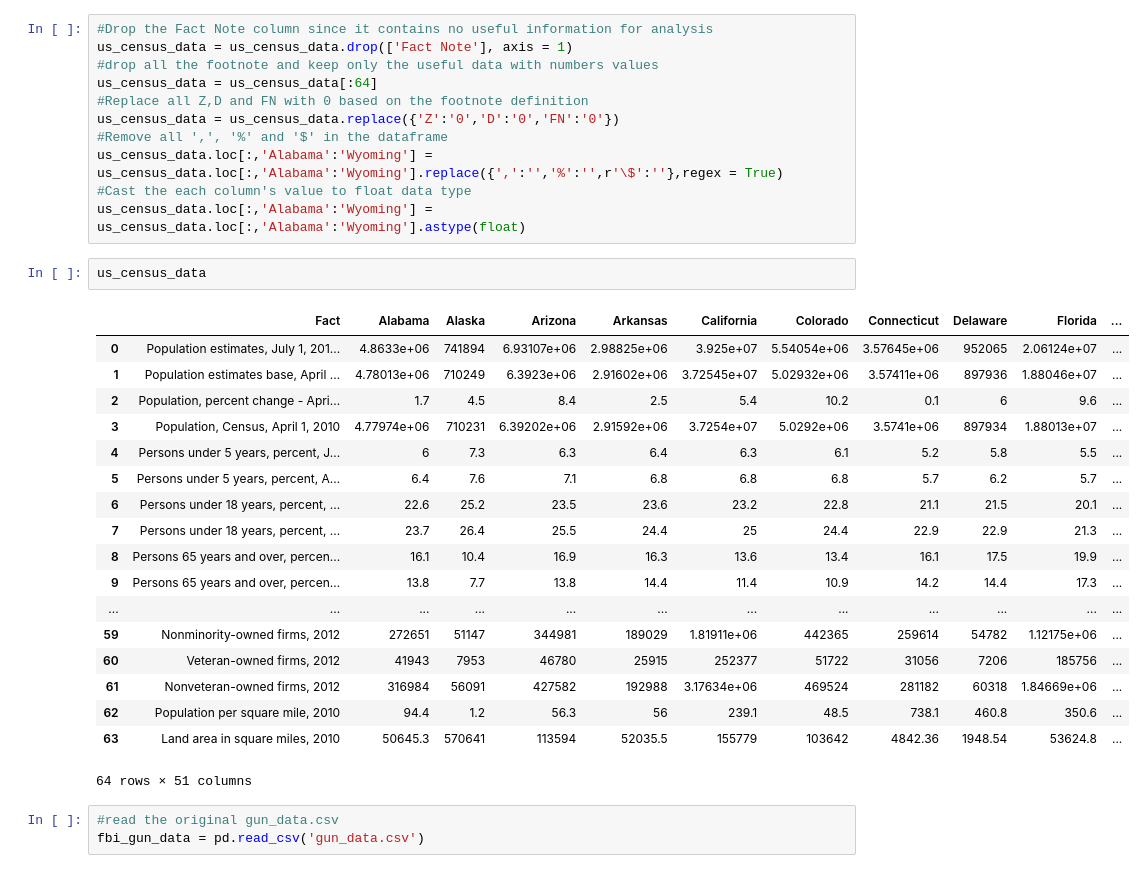
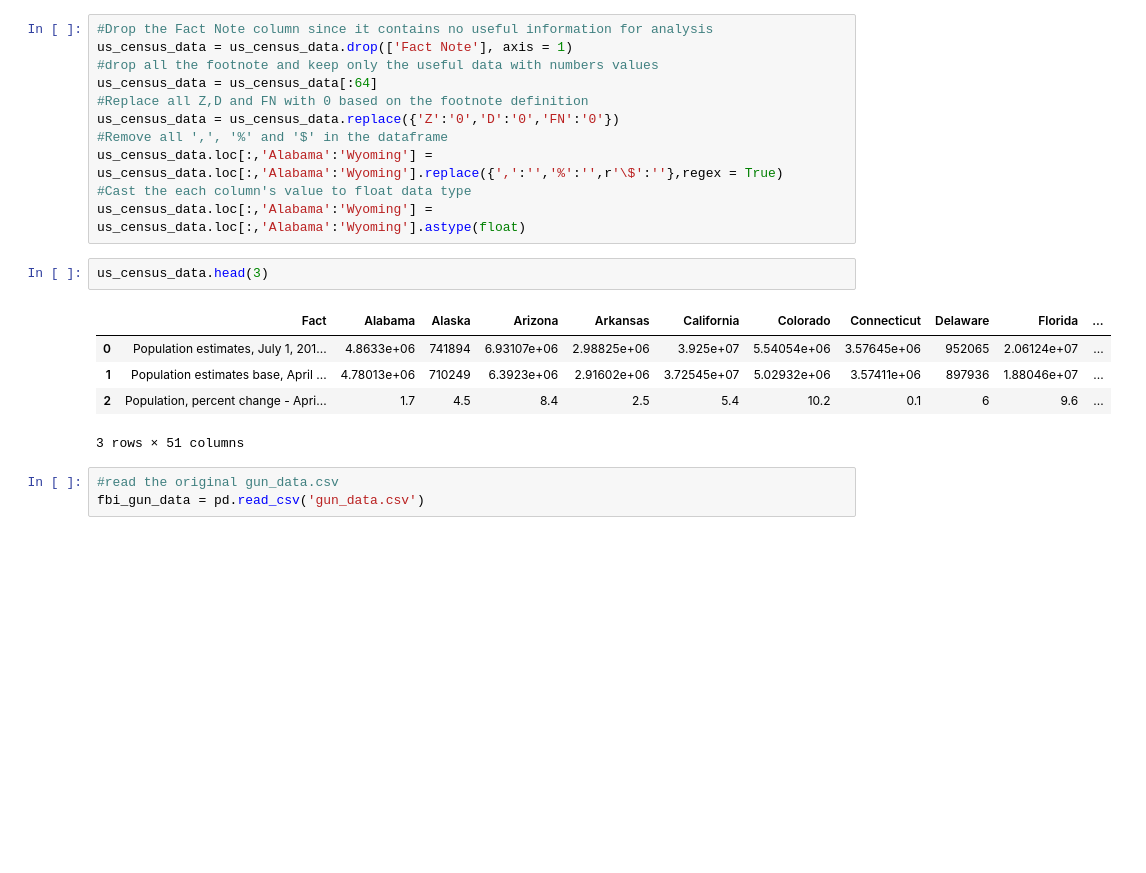
Before and after one commit to siuyik11/fbi_firearm_data_analysis, a Jupyter notebook: fbi_gun_data_analysis.ipynb, the cells around one changed output. Saved outputs shown, nothing was run; the diff lists cells and outputs as text; blank space fills up the shorter version.

```diff
--- a/fbi_gun_data_analysis.ipynb
+++ b/fbi_gun_data_analysis.ipynb
@@ -39,26 +39,13 @@ us_census_data.loc[:,'Alabama':'Wyoming'] = us_census_data.loc[:,'Alabama':'Wyom
 #Cast the each column's value to float data type
 us_census_data.loc[:,'Alabama':'Wyoming'] = us_census_data.loc[:,'Alabama':'Wyoming'].astype(float)
 # %%
-us_census_data
+us_census_data.head(3)
 # %% [output]
 |  | Fact | Alabama | Alaska | Arizona | Arkansas | California | Colorado | Connecticut | Delaware | Florida | ... |
 | 0 | Population estimates, July 1, 201... | 4.8633e+06 | 741894 | 6.93107e+06 | 2.98825e+06 | 3.925e+07 | 5.54054e+06 | 3.57645e+06 | 952065 | 2.06124e+07 | ... |
 | 1 | Population estimates base, April ... | 4.78013e+06 | 710249 | 6.3923e+06 | 2.91602e+06 | 3.72545e+07 | 5.02932e+06 | 3.57411e+06 | 897936 | 1.88046e+07 | ... |
 | 2 | Population, percent change - Apri... | 1.7 | 4.5 | 8.4 | 2.5 | 5.4 | 10.2 | 0.1 | 6 | 9.6 | ... |
-| 3 | Population, Census, April 1, 2010 | 4.77974e+06 | 710231 | 6.39202e+06 | 2.91592e+06 | 3.7254e+07 | 5.0292e+06 | 3.5741e+06 | 897934 | 1.88013e+07 | ... |
-| 4 | Persons under 5 years, percent, J... | 6 | 7.3 | 6.3 | 6.4 | 6.3 | 6.1 | 5.2 | 5.8 | 5.5 | ... |
-| 5 | Persons under 5 years, percent, A... | 6.4 | 7.6 | 7.1 | 6.8 | 6.8 | 6.8 | 5.7 | 6.2 | 5.7 | ... |
-| 6 | Persons under 18 years, percent, ... | 22.6 | 25.2 | 23.5 | 23.6 | 23.2 | 22.8 | 21.1 | 21.5 | 20.1 | ... |
-| 7 | Persons under 18 years, percent, ... | 23.7 | 26.4 | 25.5 | 24.4 | 25 | 24.4 | 22.9 | 22.9 | 21.3 | ... |
-| 8 | Persons 65 years and over, percen... | 16.1 | 10.4 | 16.9 | 16.3 | 13.6 | 13.4 | 16.1 | 17.5 | 19.9 | ... |
-| 9 | Persons 65 years and over, percen... | 13.8 | 7.7 | 13.8 | 14.4 | 11.4 | 10.9 | 14.2 | 14.4 | 17.3 | ... |
-| ... | ... | ... | ... | ... | ... | ... | ... | ... | ... | ... | ... |
-| 59 | Nonminority-owned firms, 2012 | 272651 | 51147 | 344981 | 189029 | 1.81911e+06 | 442365 | 259614 | 54782 | 1.12175e+06 | ... |
-| 60 | Veteran-owned firms, 2012 | 41943 | 7953 | 46780 | 25915 | 252377 | 51722 | 31056 | 7206 | 185756 | ... |
-| 61 | Nonveteran-owned firms, 2012 | 316984 | 56091 | 427582 | 192988 | 3.17634e+06 | 469524 | 281182 | 60318 | 1.84669e+06 | ... |
-| 62 | Population per square mile, 2010 | 94.4 | 1.2 | 56.3 | 56 | 239.1 | 48.5 | 738.1 | 460.8 | 350.6 | ... |
-| 63 | Land area in square miles, 2010 | 50645.3 | 570641 | 113594 | 52035.5 | 155779 | 103642 | 4842.36 | 1948.54 | 53624.8 | ... |
-64 rows × 51 columns
+3 rows × 51 columns
 # %%
 #read the original gun_data.csv
 fbi_gun_data = pd.read_csv('gun_data.csv')
```
Also changed, not shown: parts of 2 cells of this notebook.
